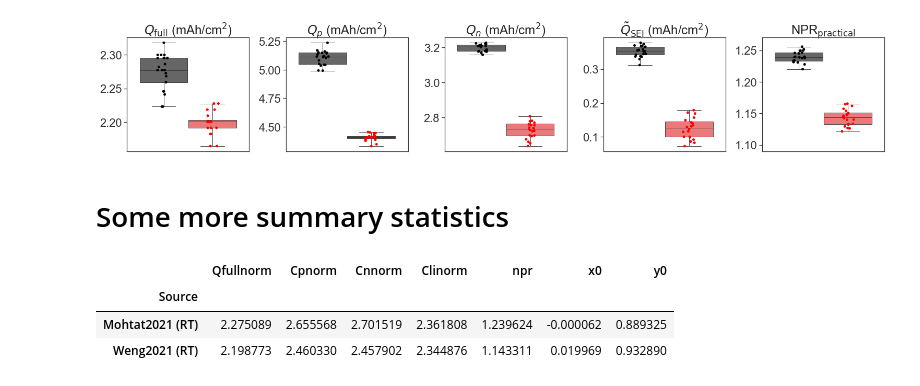
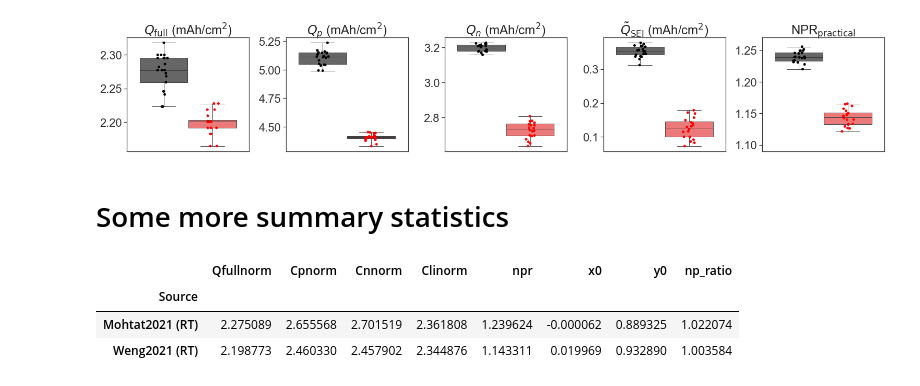
Before and after one commit to wengandrew/fast-formation, a Jupyter notebook: notebooks/2022_09_20_fig_correlations_manufacturing.ipynb, the cells around one changed output. Saved outputs shown, nothing was run; the diff lists cells and outputs as text; code cells hidden in the pictures.

Commit message:
Add summary stat for estimated theoretical NP ratio

```diff
--- a/notebooks/2022_09_20_fig_correlations_manufacturing.ipynb
+++ b/notebooks/2022_09_20_fig_correlations_manufacturing.ipynb
@@ -270,13 +270,14 @@ Ttest_indResult(statistic=27.25401467619547, pvalue=2.2528304381149703e-24)
 # %%
 df.groupby('Source').agg({'Qfullnorm': 'mean',
                           'Cpnorm' : 'mean',
                           'Cnnorm' : 'mean',
                           'Clinorm' : 'mean',
-                          'npr': 'mean',
+                          'npr': 'mean', # practical NPR
                           'x0' : 'mean',
-                          'y0' : 'mean'})
+                          'y0' : 'mean',
+                          'np_ratio' : 'mean'}) # theoretical NPR (tilde ; estimated from observed Qp/Qn)
 # %% [output]
-|  | Qfullnorm | Cpnorm | Cnnorm | Clinorm | npr | x0 | y0 |
-| Source |  |  |  |  |  |  |  |
-| Mohtat2021 (RT) | 2.275089 | 2.655568 | 2.701519 | 2.361808 | 1.239624 | -0.000062 | 0.889325 |
-| Weng2021 (RT) | 2.198773 | 2.460330 | 2.457902 | 2.344876 | 1.143311 | 0.019969 | 0.932890 |
+|  | Qfullnorm | Cpnorm | Cnnorm | Clinorm | npr | x0 | y0 | np_ratio |
+| Source |  |  |  |  |  |  |  |  |
+| Mohtat2021 (RT) | 2.275089 | 2.655568 | 2.701519 | 2.361808 | 1.239624 | -0.000062 | 0.889325 | 1.022074 |
+| Weng2021 (RT) | 2.198773 | 2.460330 | 2.457902 | 2.344876 | 1.143311 | 0.019969 | 0.932890 | 1.003584 |
```
